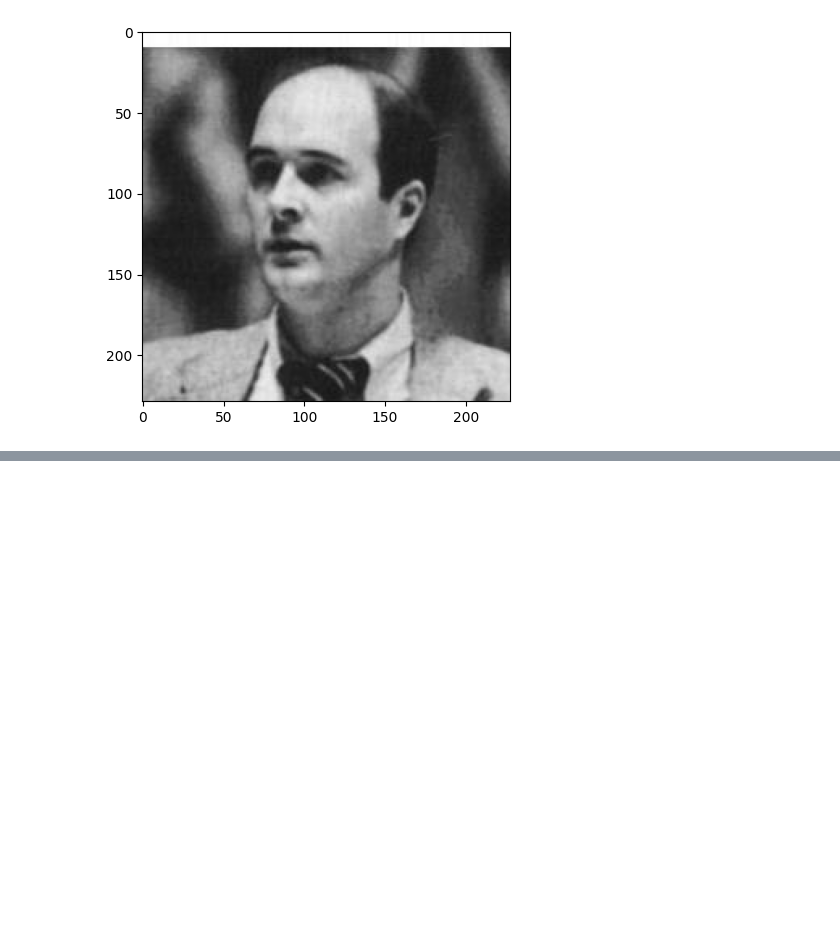
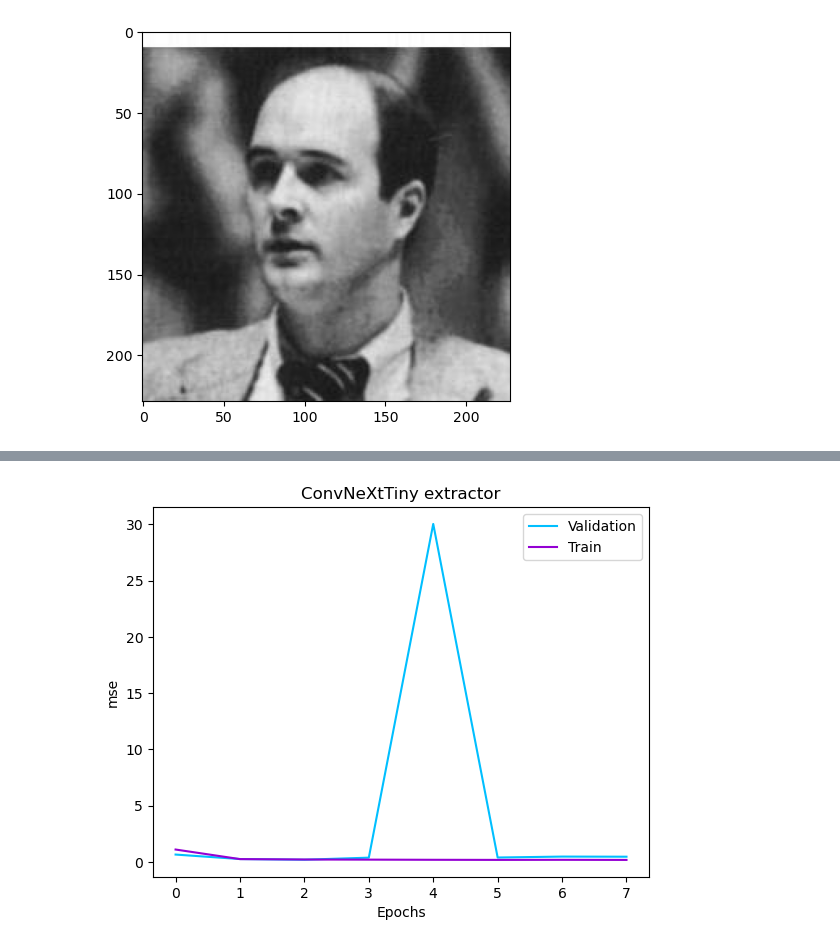
Before and after one commit to xxxSOERxxx/ML01_P_Online, a Jupyter notebook: Eugene_Piuta/DZ_24/task.ipynb, the cells around one changed output, grey strips where cells are left out. Cells and saved outputs as stored; diff of their text form; code cells hidden in the pictures; blank space fills up the shorter version.

```diff
--- a/Eugene_Piuta/DZ_24/task.ipynb
+++ b/Eugene_Piuta/DZ_24/task.ipynb
@@ -325,0 +292,3 @@ KeyboardInterrupt:
+# %%
+imgs_df["class"] = labels
+imgs_df
@@ -325,0 +403,27 @@ KeyboardInterrupt:
+# %%
+# Компиляция
+
+import keras
+from keras.callbacks import ReduceLROnPlateau, ModelCheckpoint
+
+model.compile(optimizer=tf.keras.optimizers.Adam(learning_rate=0.001),
+              loss='mse', metrics=['mse'])
+
+model_path = os.path.join(FOLDER_PATH, 'best_model.keras')
+chekpointer = ModelCheckpoint(model_path, save_best_only=True,
+                              monitor='val_loss', mode='min')
+
+lr_reducing = ReduceLROnPlateau(monitor='val_loss', factor=0.5,
+                                patience=5, mode='min')
+
+
+early_stopping_cb = keras.callbacks.EarlyStopping(patience=5,
+                                                  restore_best_weights=True)
+# %%
+
+# Обучение
+
+EPOCHS = 20
+history = model.fit(train_generator, batch_size=BATCH_SIZE, epochs=EPOCHS,
+                    callbacks=[chekpointer, early_stopping_cb, lr_reducing],
+                    validation_data=val_generator)
@@ -326,3 +447,14 @@ KeyboardInterrupt:
+# %%
+# visualize training metrics
+plt.plot(history.history['val_mse'], color='deepskyblue')
+plt.plot(history.history['mse'], color='darkviolet')
+plt.title('ConvNeXtTiny extractor')
+plt.legend(['Validation', 'Train'])
+plt.xlabel('Epochs')
+plt.ylabel('mse')
+plt.show()
+# %% [output]
+[figure, added]
 # %%
 plt.plot(history.epoch, history.history["lr"], "bo-")
 plt.xlabel("Epoch")
```
Also changed, not shown: parts of 30 cells of this notebook, 4 other files.
